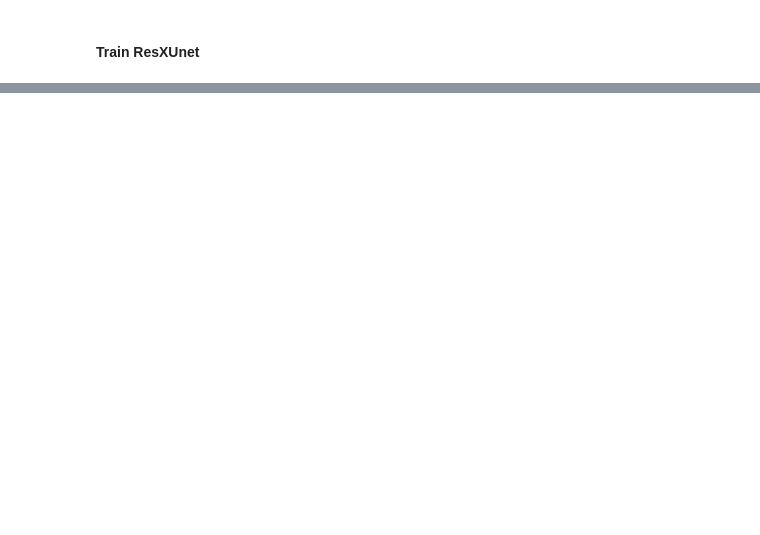
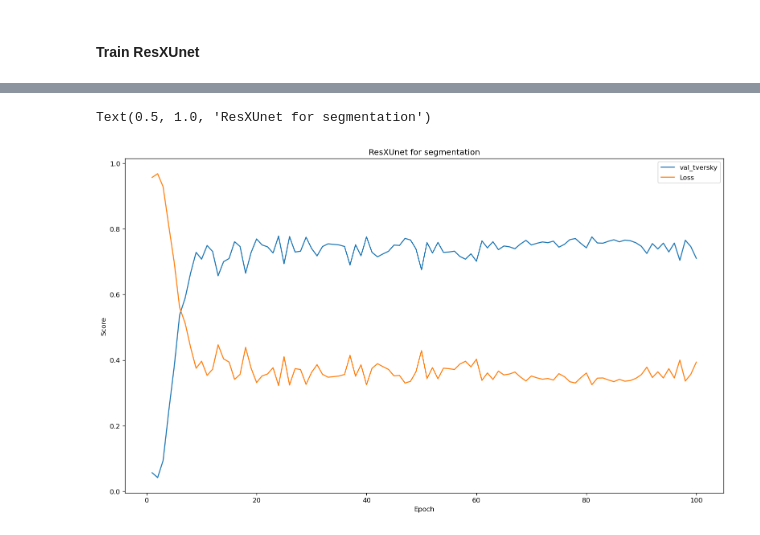
Before and after one commit to wesley0628/Brain_MRI_Image_Analysis, a Jupyter notebook: Brain_MRI_Tumor_Segmentation.ipynb, the cells around one changed output, grey strips where cells are left out. Saved outputs shown, nothing was run; the diff lists cells and outputs as text; code cells hidden in the pictures; blank space fills up the shorter version.

Commit message:
train unet and resunet

```diff
--- a/Brain_MRI_Tumor_Segmentation.ipynb
+++ b/Brain_MRI_Tumor_Segmentation.ipynb
@@ -185,6 +188,7 @@ def ResXUnet(input_shape=(256, 256, 3)):
 # %% [markdown]
 #### Loss Function for ResXUnet
 # %%
+epsilon = 1e-5
 def tversky(y_true, y_pred):
     y_true_pos = K.flatten(y_true)
     y_pred_pos = K.flatten(y_pred)
@@ -192,7 +196,7 @@ def tversky(y_true, y_pred):
     false_neg = K.sum(y_true_pos * (1-y_pred_pos))
     false_pos = K.sum((1-y_true_pos)*y_pred_pos)
     alpha = 0.7
-    return (true_pos + smooth)/(true_pos + alpha*false_neg + (1-alpha)*false_pos + smooth)
+    return (true_pos + 1)/(true_pos + alpha*false_neg + (1-alpha)*false_pos + 1)
 
 def focal_tversky(y_true,y_pred):
     y_true = tf.cast(y_true, tf.float32)
@@ -375,9 +368,7 @@ KeyboardInterrupt:
 # %%
 res_unet_path = "res_unet.hdf5"
 model_res_unet = ResXUnet((256, 256, 3))
-model_res_unet.compile(optimizer = tf.keras.optimizers.Adam(lr = 0.05, epsilon = 0.1),
-                  loss = focal_tversky,
-                  metrics = [tversky]
-                 )
+model_res_unet.compile(optimizer=tf.keras.optimizers.Adam(learning_rate=1e-3, beta_1=0.9, beta_2=0.999, epsilon=None, decay=1e-3/32, amsgrad=False),
+              loss = focal_tversky, metrics = [tversky])
 model_res_unet.summary()
 # %% [output]
@@ -408 +420,12 @@ KeyboardInterrupt:
+# %%
+model_ResUnet_result = pd.DataFrame({"val_tversky": model_res_unet_history.history["val_tversky"],
+                                  "Loss": model_res_unet_history.history["val_loss"]}, index=epoch_index)
+model_ResUnet_result.to_csv("ResUnet_result.csv")
+ax_ResUnet = model_ResUnet_result.plot.line(figsize=(16, 9))
+ax_ResUnet.set_xlabel("Epoch")
+ax_ResUnet.set_ylabel("Score")
+ax_ResUnet.set_title("ResXUnet for segmentation")
+# %% [output]
+Text(0.5, 1.0, 'ResXUnet for segmentation')
+[figure, added]
 # %%
```
Also changed, not shown: parts of 30 cells of this notebook.
